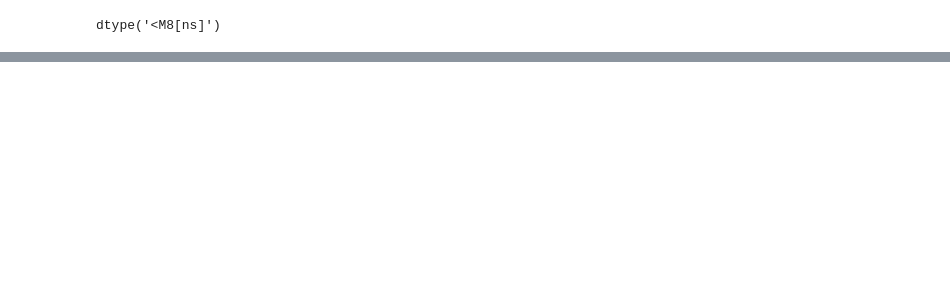
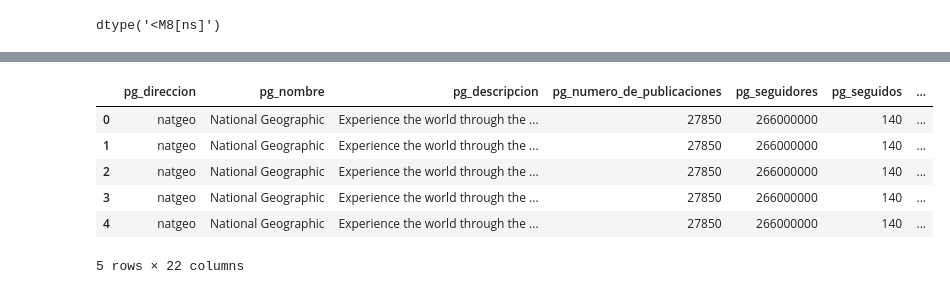
Before and after one commit to segomismo/proyecto-final-ironhack, a Jupyter notebook: src/limpiezadatos.ipynb, the cells around one changed output, grey strips where cells are left out. Cells and saved outputs as stored; diff of their text form; code cells hidden in the pictures; blank space fills up the shorter version.

```diff
--- a/src/limpiezadatos.ipynb
+++ b/src/limpiezadatos.ipynb
@@ -278,0 +275,22 @@ df2['ph_B'] = 0
+# %%
+#si en ph_atributos aparece la palabra "people" o "person", voy a poner un 1 en la columna ph_persona
+df2['ph_persona'] = df2['ph_atributos'].apply(lambda x: 1 if 'people' in x or 'person' in x else 0)
+# %%
+#si en ph_atributos aparece la palabra "nature", o "water", "trees", "forest", "flower", voy a poner un 1 en la columna ph_naturaleza
+df2['ph_naturaleza'] = df2['ph_atributos'].apply(lambda x: 1 if 'nature' in x or 'water' in x or 'trees' in x or 'forest' in x or 'flower' in x else 0)
+# %%
+#si en ph_atributos aparece la palabra "animal", "cat", "dog", "bird", "fish" o "horse", voy a poner un 1 en la columna ph_animal
+df2['ph_animal'] = df2['ph_atributos'].apply(lambda x: 1 if 'animal' in x or 'cat' in x or 'dog' in x or 'bird' in x or 'fish' in x or 'horse' in x else 0)
+# %%
+#si aparece la palabra "text", voy a poner un 1 en la columna ph_text
+df2['ph_text'] = df2['ph_atributos'].apply(lambda x: 1 if 'text' in x else 0)
+# %%
+df2.head()
+# %% [output]
+|  | pg_direccion | pg_nombre | pg_descripcion | pg_numero_de_publicaciones | pg_seguidores | pg_seguidos | ... |
+| 0 | natgeo | National Geographic | Experience the world through the ... | 27850 | 266000000 | 140 | ... |
+| 1 | natgeo | National Geographic | Experience the world through the ... | 27850 | 266000000 | 140 | ... |
+| 2 | natgeo | National Geographic | Experience the world through the ... | 27850 | 266000000 | 140 | ... |
+| 3 | natgeo | National Geographic | Experience the world through the ... | 27850 | 266000000 | 140 | ... |
+| 4 | natgeo | National Geographic | Experience the world through the ... | 27850 | 266000000 | 140 | ... |
+5 rows × 22 columns
```
Also changed, not shown: parts of 20 cells of this notebook, 5 other files.
